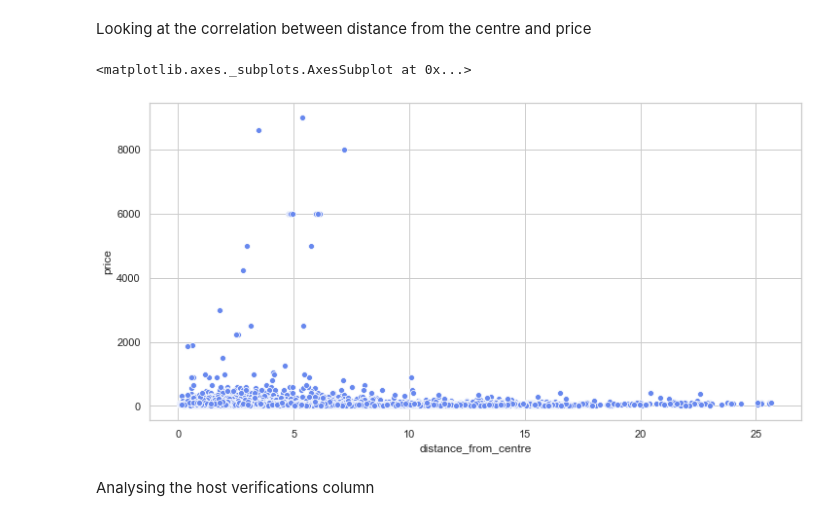
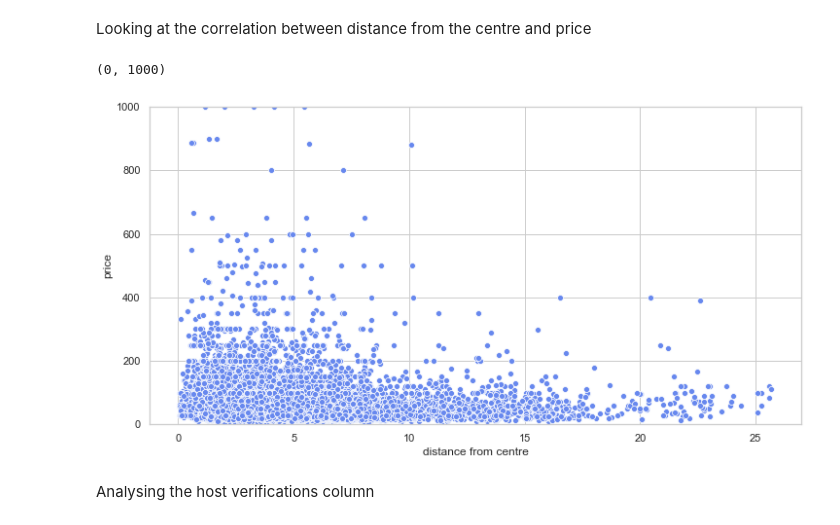
Before and after one commit to nickhill97/berlin_airbnb, a Jupyter notebook: notebooks/eda.ipynb, the cells around one changed output. Cells and saved outputs as stored; diff of their text form; code cells hidden in the pictures.

```diff
--- a/notebooks/eda.ipynb
+++ b/notebooks/eda.ipynb
@@ -923,8 +918,17 @@ def longlat_to_km(origin, destination):
     distance = radius * c
 
     return distance
-# %%
-berlin_centre = (52.5200, 13.4050) # Coordinates found from google
-listings_df["distance_from_centre"] = listings_df.apply(
-    lambda listing: longlat_to_km((listing["latitude"], listing["longitude"]), berlin_centre), axis=1
-)
+# %%
+landmarks = {
+    'centre': (52.5200, 13.4050),
+    'Brandenburg Gate': (52.516266, 13.377775),
+    'Berlin Wall': (52.535152, 13.390206),
+    'Reichstag': (52.518589, 13.376665),
+    'Museum Island': (52.516640, 13.402318),
+    'Central Station': (52.524929, 13.369181),
+    'Telivision Tower': (52.520817, 13.409419)
+} # Coordinates found from latlong.net
+for landmark, coordinates in landmarks.items():
+    listings_df["distance from {}".format(landmark)] = listings_df.apply(
+        lambda listing: longlat_to_km((listing["latitude"], listing["longitude"]), coordinates), axis=1
+    )
@@ -956,10 +993,11 @@ sns.distplot(listings_df["distance_from_centre"])
 Looking at the correlation between distance from the centre and price
 # %%
 plt.figure(figsize=(12,6))
-sns.scatterplot(data=listings_df, x="distance_from_centre", y="price")
+sns.scatterplot(data=listings_df, x="distance from centre", y="price")
+plt.ylim((0,1000))
 # %% [output]
-<matplotlib.axes._subplots.AxesSubplot at 0x...>
+(0, 1000)
-[figure, old version]
+[figure, new version]
 # %% [markdown]
 Analysing the host verifications column
 # %%
```
Also changed, not shown: parts of 39 cells of this notebook.
